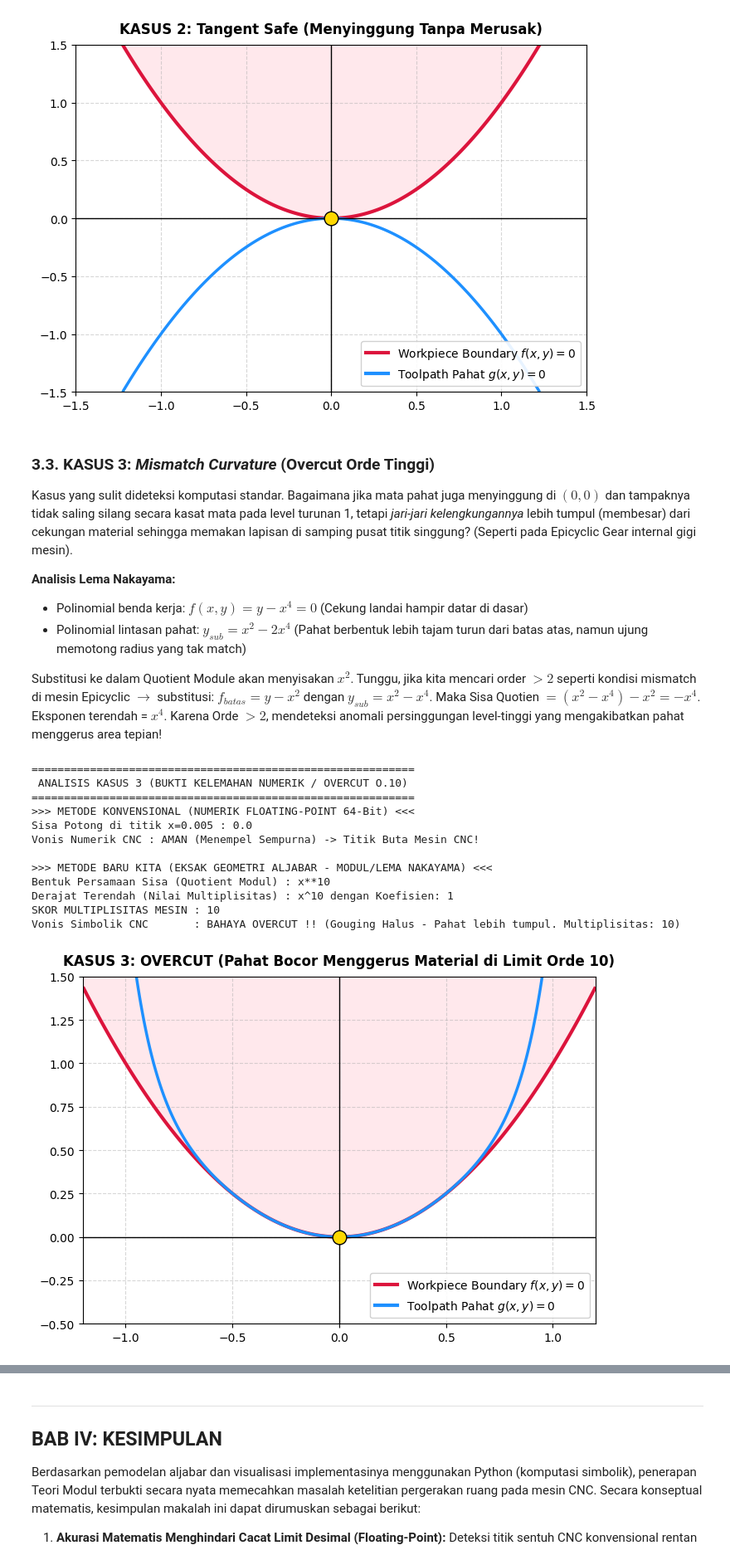
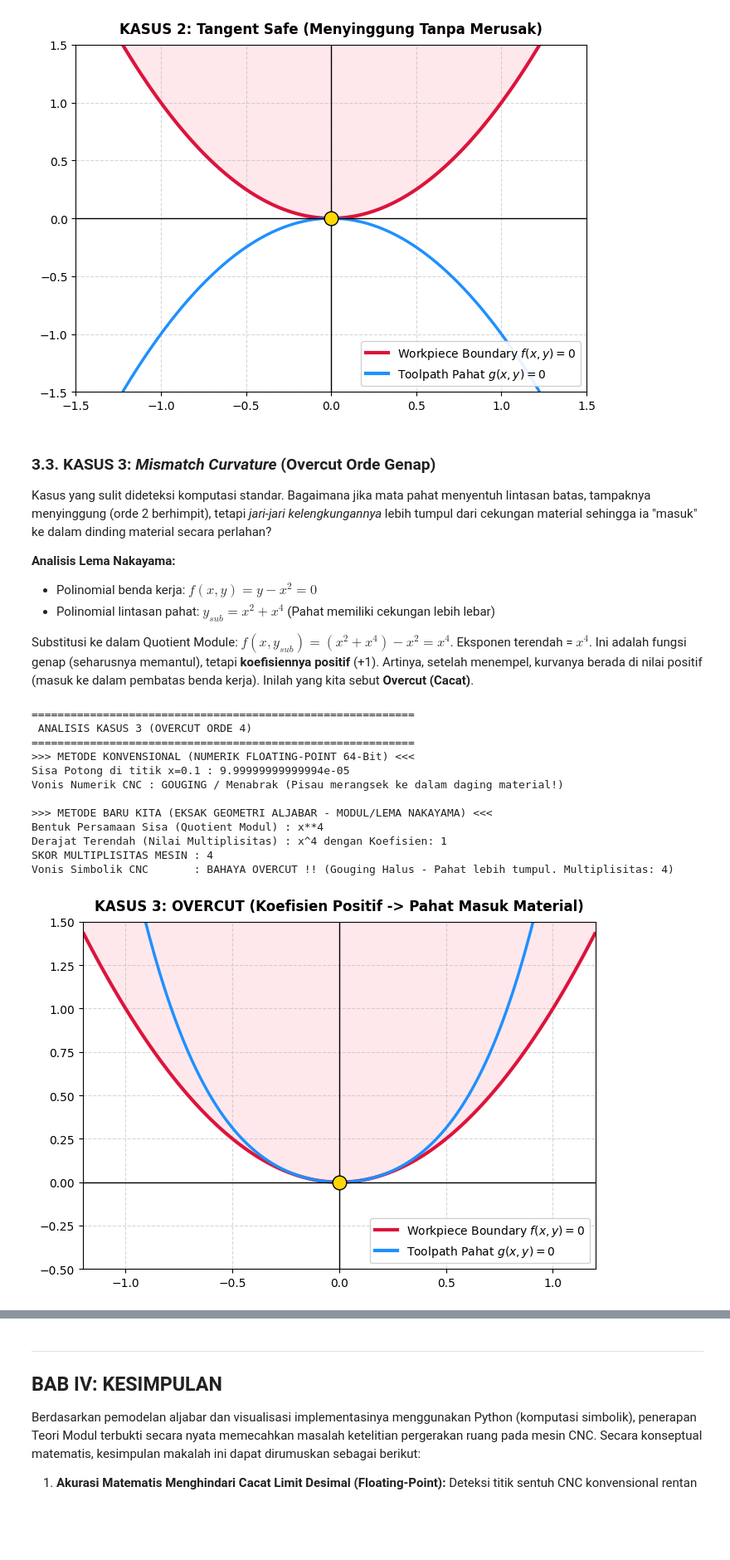
Before and after one commit to TetewHeroez/Tugas-Kuliah, a Jupyter notebook: Semester 8/Teori Modul/Modul Ring Lokal/ModulRingLokal.ipynb, the cells around one changed output, grey strips where cells are left out. Shown at 83% size. Cells and saved outputs as stored; diff of their text form; code cells hidden in the pictures; blank space fills up the shorter version.

```diff
--- a/Semester 8/Teori Modul/Modul Ring Lokal/ModulRingLokal.ipynb
+++ b/Semester 8/Teori Modul/Modul Ring Lokal/ModulRingLokal.ipynb
@@ -280,46 +280,44 @@ SKOR MULTIPLISITAS MESIN : 2
 Vonis Simbolik CNC       : TANGENT AMAN (Memantul di Area Luar Material. Multiplisitas: 2)
 [figure]
 # %% [markdown]
-### 3.3. KASUS 3: *Mismatch Curvature* (Overcut Orde Tinggi)
+### 3.3. KASUS 3: *Mismatch Curvature* (Overcut Orde Genap)
 
-Kasus yang sulit dideteksi komputasi standar. Bagaimana jika mata pahat juga menyinggung di $(0,0)$ dan tampaknya tidak saling silang secara kasat mata pada level turunan 1, tetapi *jari-jari kelengkungannya* lebih tumpul (membesar) dari cekungan material sehingga memakan lapisan di samping pusat titik singgung? (Seperti pada Epicyclic Gear internal gigi mesin).
+Kasus yang sulit dideteksi komputasi standar. Bagaimana jika mata pahat menyentuh lintasan batas, tampaknya menyinggung (orde 2 berhimpit), tetapi *jari-jari kelengkungannya* lebih tumpul dari cekungan material sehingga ia "masuk" ke dalam dinding material secara perlahan?
 
 **Analisis Lema Nakayama:**
-- Polinomial benda kerja: $f(x,y) = y - x^4 = 0$ (Cekung landai hampir datar di dasar)
-- Polinomial lintasan pahat: $y_{sub} = x^2 - 2x^4$ (Pahat berbentuk lebih tajam turun dari batas atas, namun ujung memotong radius yang tak match)
+- Polinomial benda kerja: $f(x,y) = y - x^2 = 0$
+- Polinomial lintasan pahat: $y_{sub} = x^2 + x^4$ (Pahat memiliki cekungan lebih lebar)
 
-Substitusi ke dalam Quotient Module akan menyisakan $x^2$.
-Tunggu, jika kita mencari order $> 2$ seperti kondisi mismatch di mesin Epicyclic $\rightarrow$ substitusi: $f_{batas} = y - x^2$ dengan $y_{sub} = x^2 - x^4$.
-Maka Sisa Quotien $=(x^2 - x^4) - x^2 = -x^4$.
-Eksponen terendah = $x^4$. Karena Orde $> 2$, mendeteksi anomali persinggungan level-tinggi yang mengakibatkan pahat menggerus area tepian!
+Substitusi ke dalam Quotient Module: $f(x, y_{sub}) = (x^2 + x^4) - x^2 = x^4$.
+Eksponen terendah = $x^4$. Ini adalah fungsi genap (seharusnya memantul), tetapi **koefisiennya positif** (+1). Artinya, setelah menempel, kurvanya berada di nilai positif (masuk ke dalam pembatas benda kerja). Inilah yang kita sebut **Overcut (Cacat)**.
 # %%
 f_batas_tinggi = y - x**2
-y_lintasan_3 = x**2 + x**10
+y_lintasan_3 = x**2 + x**4
 
-# 1. Panggil Fungsi Analitik Komparatif (Menggunakan titik rawan x=0.005)
-komparasi_numerik_vs_simbolik(f_batas_tinggi, y_lintasan_3, "ANALISIS KASUS 3 (BUKTI KELEMAHAN NUMERIK / OVERCUT O.10)", x_eval=0.005)
+# 1. Analisis Kasus 3
+komparasi_numerik_vs_simbolik(f_batas_tinggi, y_lintasan_3, "ANALISIS KASUS 3 (OVERCUT ORDE 4)", x_eval=0.1)
 
-# 2. Panggil Visualisasi Grafis
+# 2. Visualisasi
 f_lambdify_3 = sp.lambdify((x, y), f_batas_tinggi, 'numpy')
 g_lambdify_3 = sp.lambdify((x, y), y - y_lintasan_3, 'numpy')
 
 plot_situasi_cnc(
     f_lambdify_3,
     g_lambdify_3,
-    title="KASUS 3: OVERCUT (Pahat Bocor Menggerus Material di Limit Orde 10)",
+    title="KASUS 3: OVERCUT (Koefisien Positif -> Pahat Masuk Material)",
     limits=([-1.2, 1.2], [-0.5, 1.5])
 )
 # %% [output]
 ===========================================================
- ANALISIS KASUS 3 (BUKTI KELEMAHAN NUMERIK / OVERCUT O.10)
+ ANALISIS KASUS 3 (OVERCUT ORDE 4)
 ===========================================================
 >>> METODE KONVENSIONAL (NUMERIK FLOATING-POINT 64-Bit) <<<
-Sisa Potong di titik x=0.005 : 0.0
-Vonis Numerik CNC : AMAN (Menempel Sempurna) -> Titik Buta Mesin CNC!
+Sisa Potong di titik x=0.1 : 9.99999999999994e-05
+Vonis Numerik CNC : GOUGING / Menabrak (Pisau merangsek ke dalam daging material!)
 
 >>> METODE BARU KITA (EKSAK GEOMETRI ALJABAR - MODUL/LEMA NAKAYAMA) <<<
-Bentuk Persamaan Sisa (Quotient Modul) : x**10
-Derajat Terendah (Nilai Multiplisitas) : x^10 dengan Koefisien: 1
-SKOR MULTIPLISITAS MESIN : 10
-Vonis Simbolik CNC       : BAHAYA OVERCUT !! (Gouging Halus - Pahat lebih tumpul. Multiplisitas: 10)
+Bentuk Persamaan Sisa (Quotient Modul) : x**4
+Derajat Terendah (Nilai Multiplisitas) : x^4 dengan Koefisien: 1
+SKOR MULTIPLISITAS MESIN : 4
+Vonis Simbolik CNC       : BAHAYA OVERCUT !! (Gouging Halus - Pahat lebih tumpul. Multiplisitas: 4)
-[figure, old version]
+[figure, new version]
```
Also changed, not shown: parts of 4 cells of this notebook, 2 other files.
